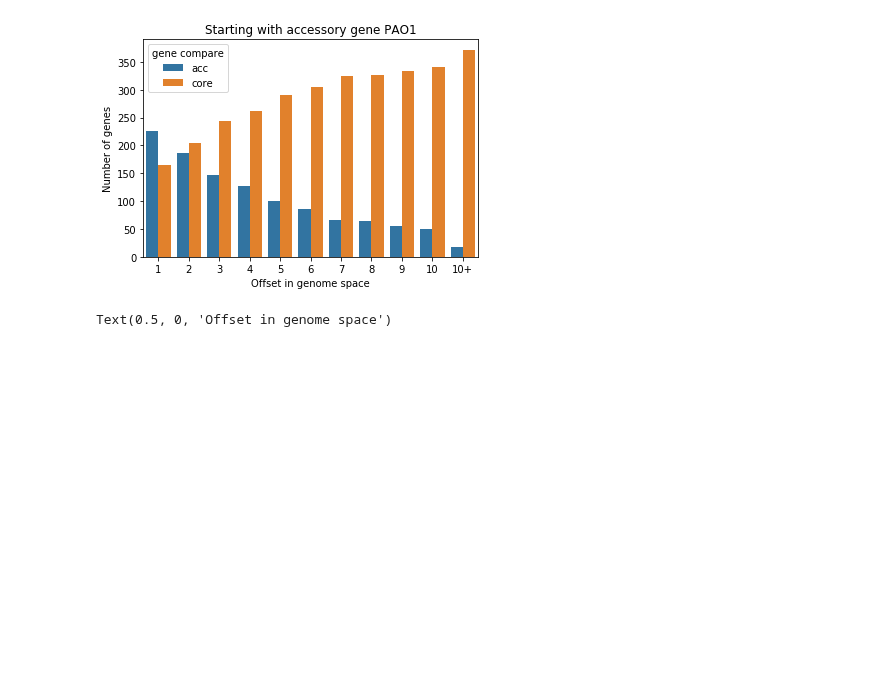
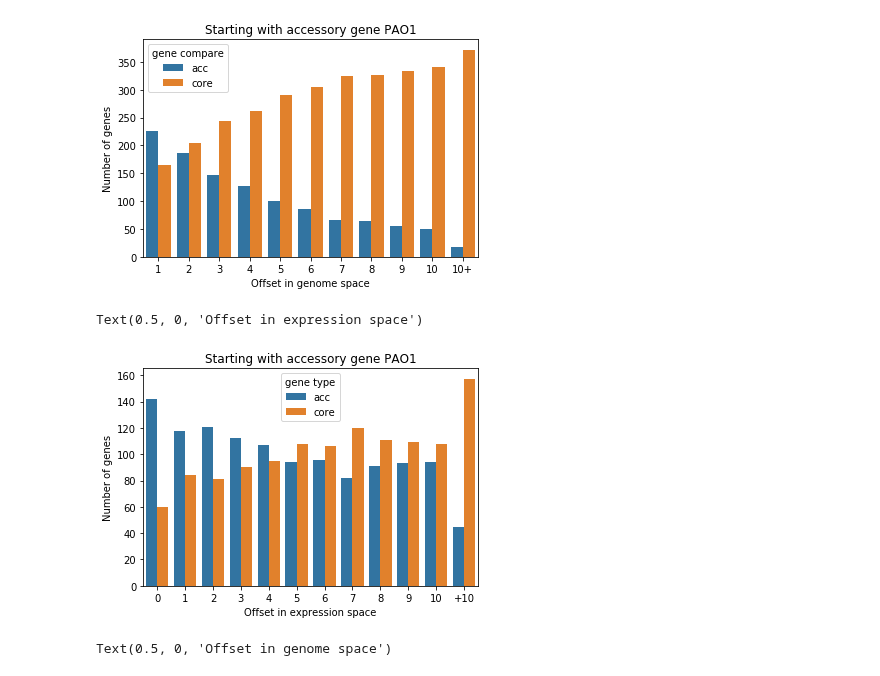
Before and after one commit to greenelab/core-accessory-interactome, a Jupyter notebook: module_analysis/1a_genome_dist_vs_expression_dist.ipynb, the cells around one changed output. Cells and saved outputs as stored; diff of their text form; code cells hidden in the pictures; blank space fills up the shorter version.

```diff
--- a/module_analysis/1a_genome_dist_vs_expression_dist.ipynb
+++ b/module_analysis/1a_genome_dist_vs_expression_dist.ipynb
@@ -215,0 +210,8 @@ genome_dist_counts_pa14.head()
+# %%
+# Correlation matrix files
+pao1_corr_filename = paths.PAO1_CORR_LOG_SPELL
+pa14_corr_filename = paths.PA14_CORR_LOG_SPELL
+# %%
+# Load correlation data
+pao1_corr = pd.read_csv(pao1_corr_filename, sep="\t", index_col=0, header=0)
+pa14_corr = pd.read_csv(pa14_corr_filename, sep="\t", index_col=0, header=0)
@@ -215,0 +263,7 @@ genome_dist_counts_pa14.head()
+# %%
+expression_dist_counts_pao1_acc = get_relationship_in_expression_space(
+    pao1_corr, pao1_acc, pao1_arr, offset_max, offset_to_bin
+)
+expression_dist_counts_pao1_core = get_relationship_in_expression_space(
+    pao1_corr, pao1_core, pao1_arr, offset_max, offset_to_bin
+)
@@ -228,6 +362,19 @@ plt.xlabel("Offset in genome space")
 # %% [output]
 Text(0.5, 0, 'Offset in genome space')
 [figure]
+# %%
+sns.barplot(
+    data=expression_dist_counts_pao1_acc,
+    x="offset",
+    y="total",
+    hue="gene type",
+)
+plt.title("Starting with accessory gene PAO1")
+plt.ylabel("Number of genes")
+plt.xlabel("Offset in expression space")
+# %% [output]
+Text(0.5, 0, 'Offset in expression space')
+[figure, added]
 # %%
 sns.barplot(
     data=genome_dist_counts_pao1[genome_dist_counts_pao1["gene start"] == "core"],
```
Also changed, not shown: parts of 15 cells of this notebook, 1 other file.
